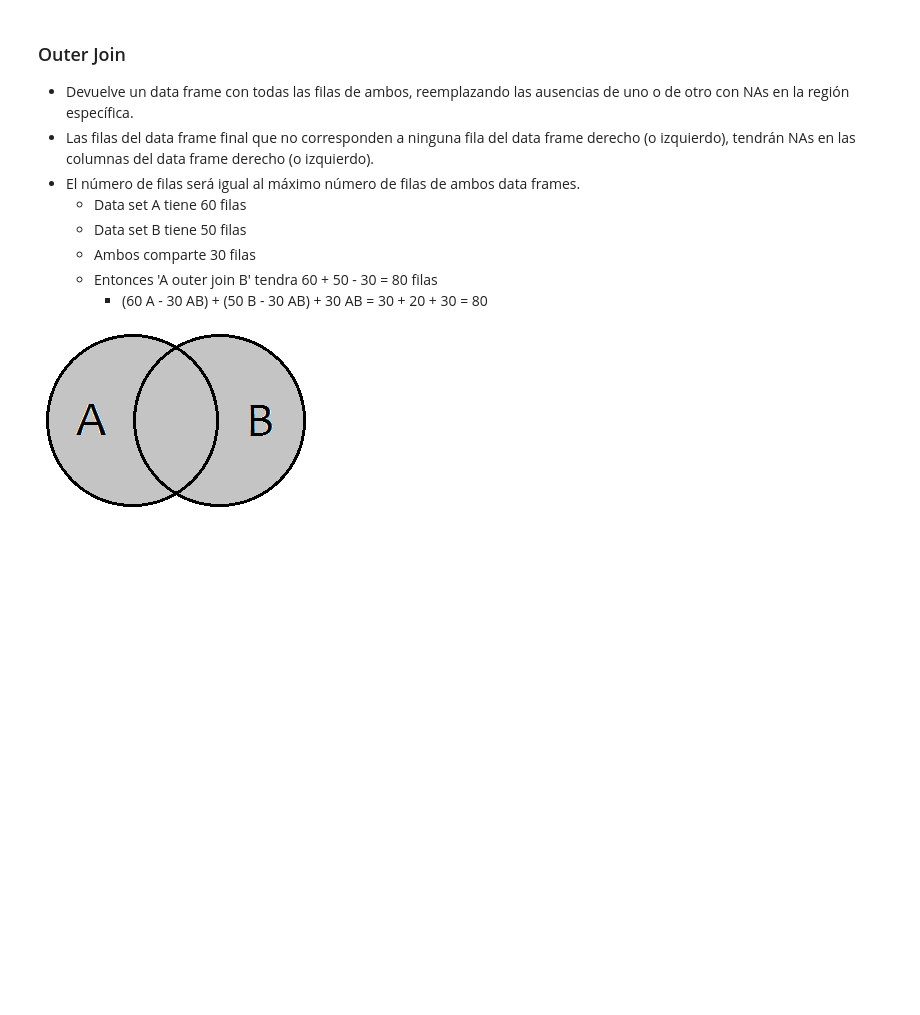
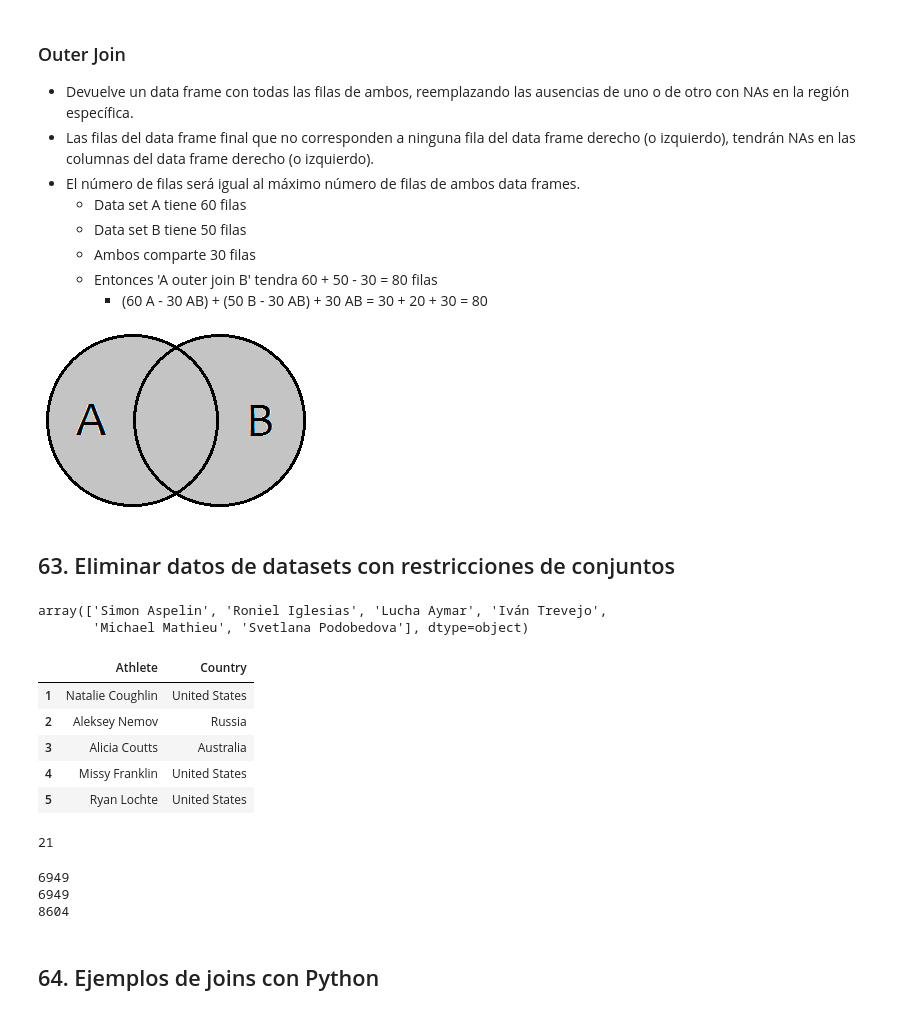
Before and after one commit to SPoVi/DataScience_Python, a Jupyter notebook: notebooks/T2 - Data Cleaning/T2 - 4 - Data Cleaning - Concatenación de datos - Jupyter.ipynb, the cells around one changed output. Saved outputs shown, nothing was run; the diff lists cells and outputs as text; code cells hidden in the pictures; blank space fills up the shorter version.

```diff
--- a/notebooks/T2 - Data Cleaning/T2 - 4 - Data Cleaning - Concatenación de datos - Jupyter.ipynb
+++ b/notebooks/T2 - Data Cleaning/T2 - 4 - Data Cleaning - Concatenación de datos - Jupyter.ipynb
@@ -440,3 +440,5 @@ Image(filename="/Users/snopv/PycharmProjects/DataScience_Python/resources/right-
 Image(filename="/Users/snopv/PycharmProjects/DataScience_Python/resources/outer-join.png")
 # %% [output]
 [figure]
+# %% [markdown]
+## 63. Eliminar datos de datasets con restricciones de conjuntos
@@ -442,0 +450,23 @@ Image(filename="/Users/snopv/PycharmProjects/DataScience_Python/resources/outer-
+# %%
+out_athletes
+# %% [output]
+array(['Simon Aspelin', 'Roniel Iglesias', 'Lucha Aymar', 'Iván Trevejo',
+       'Michael Mathieu', 'Svetlana Podobedova'], dtype=object)
+# %%
+# Eliminar los 6 atleas ya Michael Phelps
+# El archivo es el que no tiene duplicados
+data_country_dlt = data_country_dp[(~data_country_dp["Athlete"].isin(out_athletes))
+                                  & (data_country_dp["Athlete"] != "Michael Phelps" )]
+data_country_dlt.head()
+# %% [output]
+|  | Athlete | Country |
+| 1 | Natalie Coughlin | United States |
+| 2 | Aleksey Nemov | Russia |
+| 3 | Alicia Coutts | Australia |
+| 4 | Missy Franklin | United States |
+| 5 | Ryan Lochte | United States |
+# %%
+# Filas eliminadas
+print(len(data_country) - len(data_country_dlt))
+# %% [output]
+21
@@ -442,0 +480,10 @@ Image(filename="/Users/snopv/PycharmProjects/DataScience_Python/resources/outer-
+# %%
+print(len(data_country_dlt))
+print(len(data_sports_dlt))
+print(len(data_main_dlt))
+# %% [output]
+6949
+6949
+8604
+# %% [markdown]
+## 64. Ejemplos de joins con Python
```
Also changed, not shown: parts of 14 cells of this notebook.
